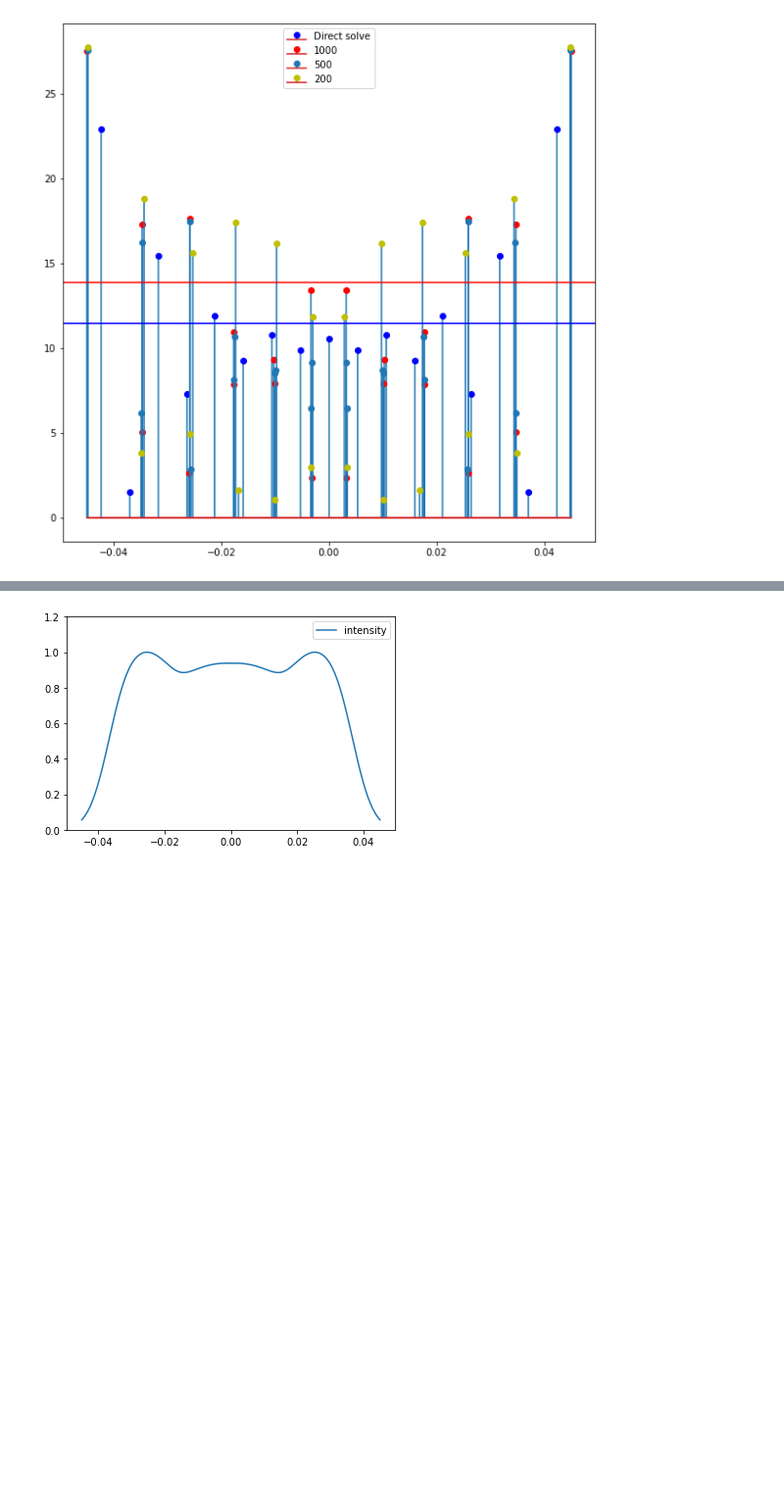
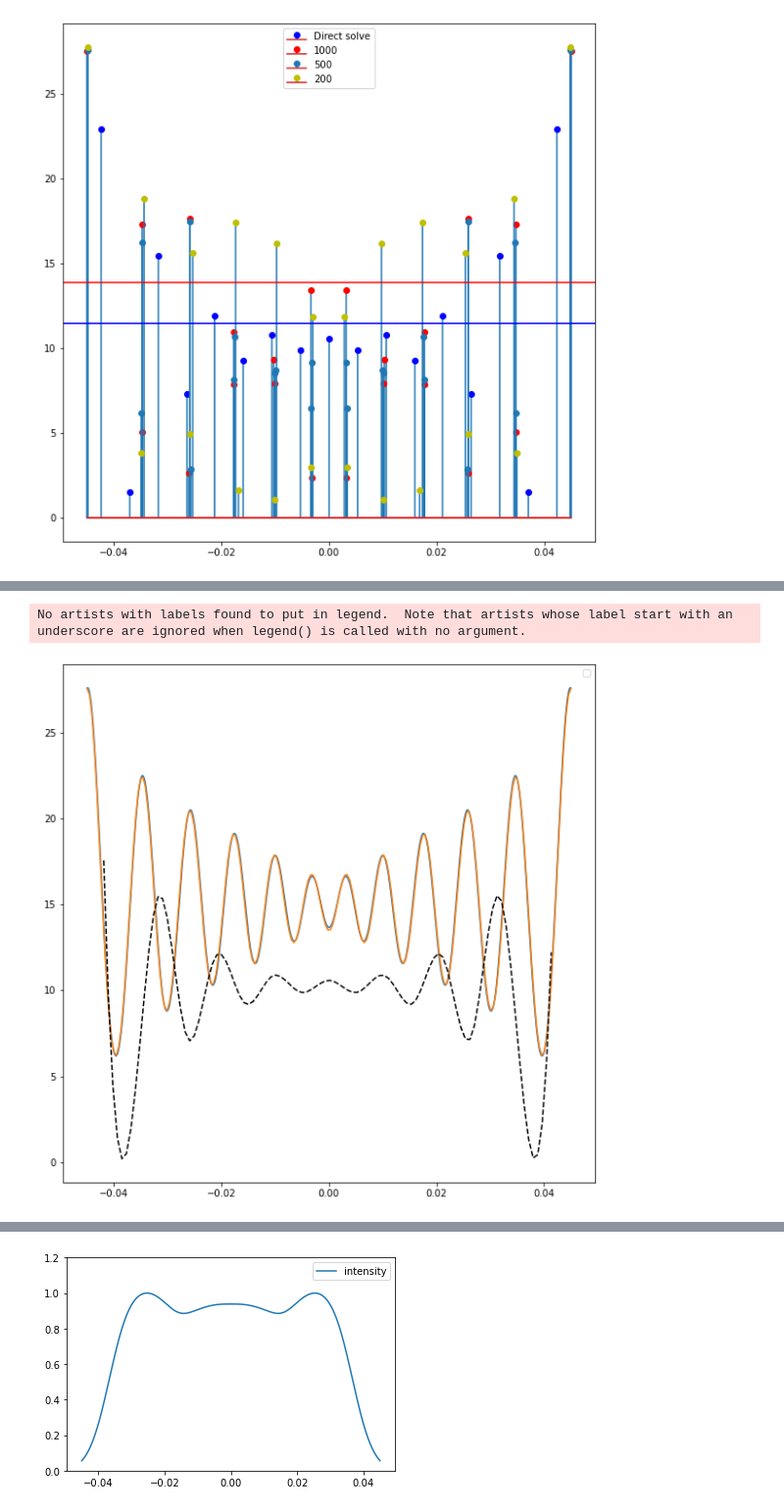
Before and after one commit to HYUNSEONG-KIM/UILC, a Jupyter notebook: docs/kde_test.ipynb, the cells around one changed output, grey strips where cells are left out. Shown at 98% size. Saved outputs shown, nothing was run; the diff lists cells and outputs as text; code cells hidden in the pictures; blank space fills up the shorter version.

```diff
--- a/docs/kde_test.ipynb
+++ b/docs/kde_test.ipynb
@@ -54,0 +107,17 @@ plt.show()
+# %%
+fig = plt.figure(figsize=(10,10))
+ax = fig.add_subplot()
+h =W/36
+xline1 = np.linspace(-W/2, W/2, 200)
+y1 = gaussian(xline1, nnls_position1, nnls_rho1, h)
+xline2 = np.linspace(-W/2, W/2, 500)
+y2 = gaussian(xline2, nnls_position2, nnls_rho2, h)
+
+ax.plot(xline2, y2, xline1, y1)
+
+ax.plot(xew,cu2(xew), '--', color='black')
+plt.legend()
+plt.show()
+# %% [output]
+No artists with labels found to put in legend.  Note that artists whose label start with an underscore are ignored when legend() is called with no argument.
+[figure, added]
```
Also changed, not shown: parts of 8 cells of this notebook.
